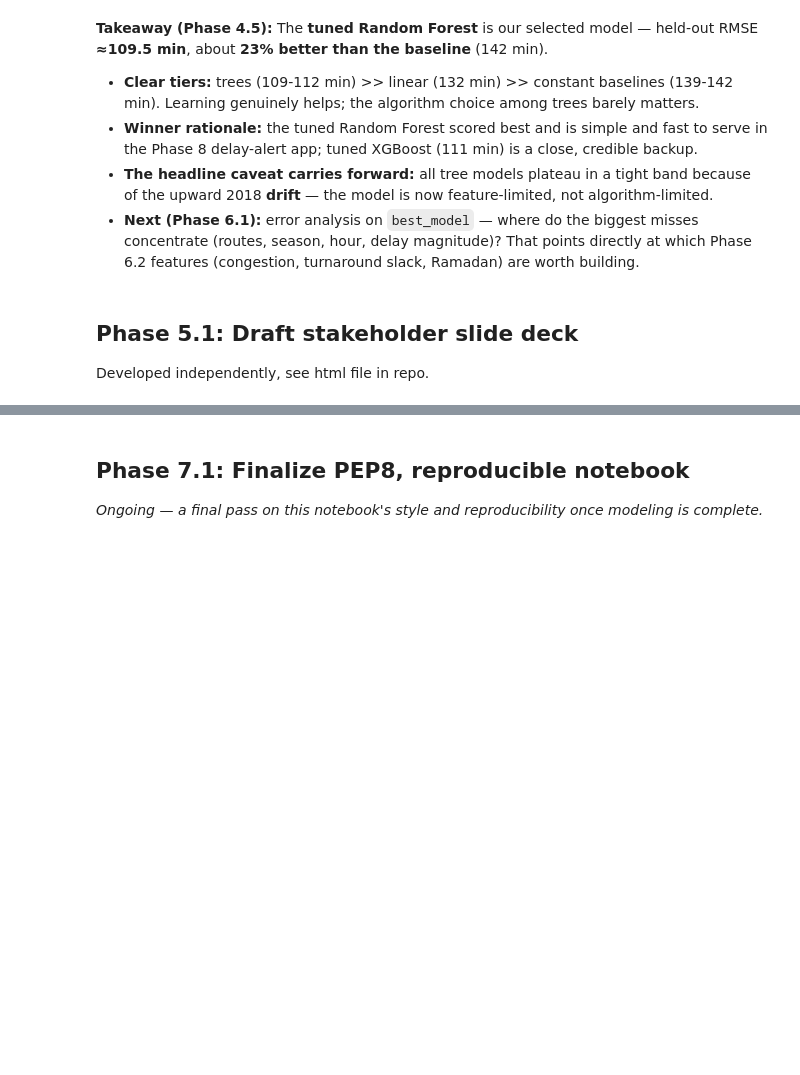
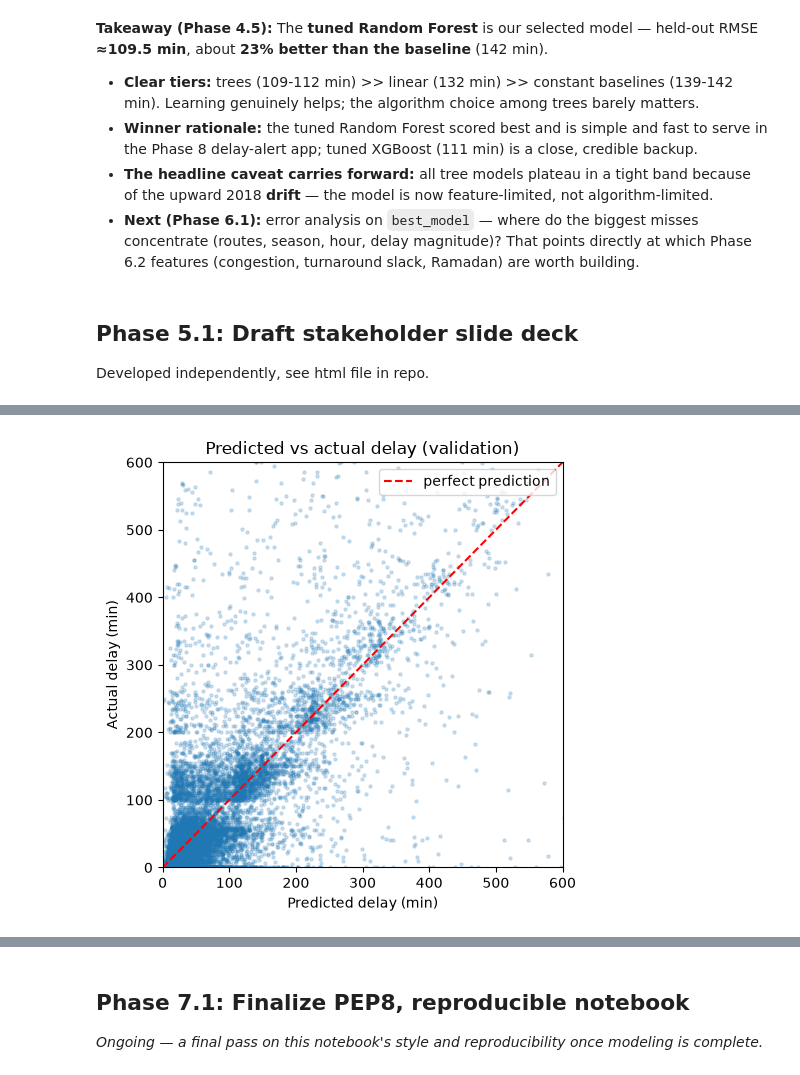
Before and after one commit to AlexDeWilde/0721-ds-ml-project-template, a Jupyter notebook: 04_flight_delay_eda_modeling.ipynb, the cells around one changed output, grey strips where cells are left out. Cells and saved outputs as stored; diff of their text form; code cells hidden in the pictures; blank space fills up the shorter version.

```diff
--- a/04_flight_delay_eda_modeling.ipynb
+++ b/04_flight_delay_eda_modeling.ipynb
@@ -1540,0 +1591,15 @@ Residuals by route, season, aircraft, and delay magnitude.
+# %%
+plt.figure(figsize=(5, 5))
+plt.scatter(err["pred"], err["target"], s=5, alpha=0.2)
+lim = 600
+plt.plot([0, lim], [0, lim], color="red", linestyle="--", label="perfect prediction")
+plt.xlim(0, lim)
+plt.ylim(0, lim)
+plt.xlabel("Predicted delay (min)")
+plt.ylabel("Actual delay (min)")
+plt.title("Predicted vs actual delay (validation)")
+plt.legend()
+plt.tight_layout()
+plt.show()
+# %% [output]
+[figure, added]
```
Also changed, not shown: parts of 41 cells of this notebook, 4 other files.
